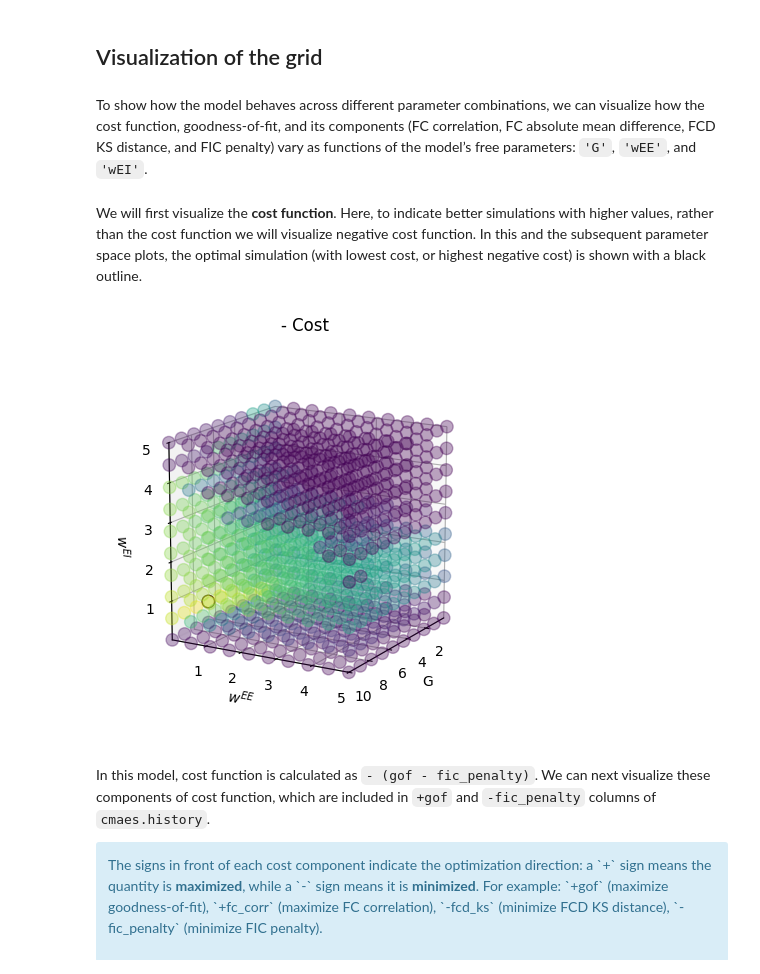
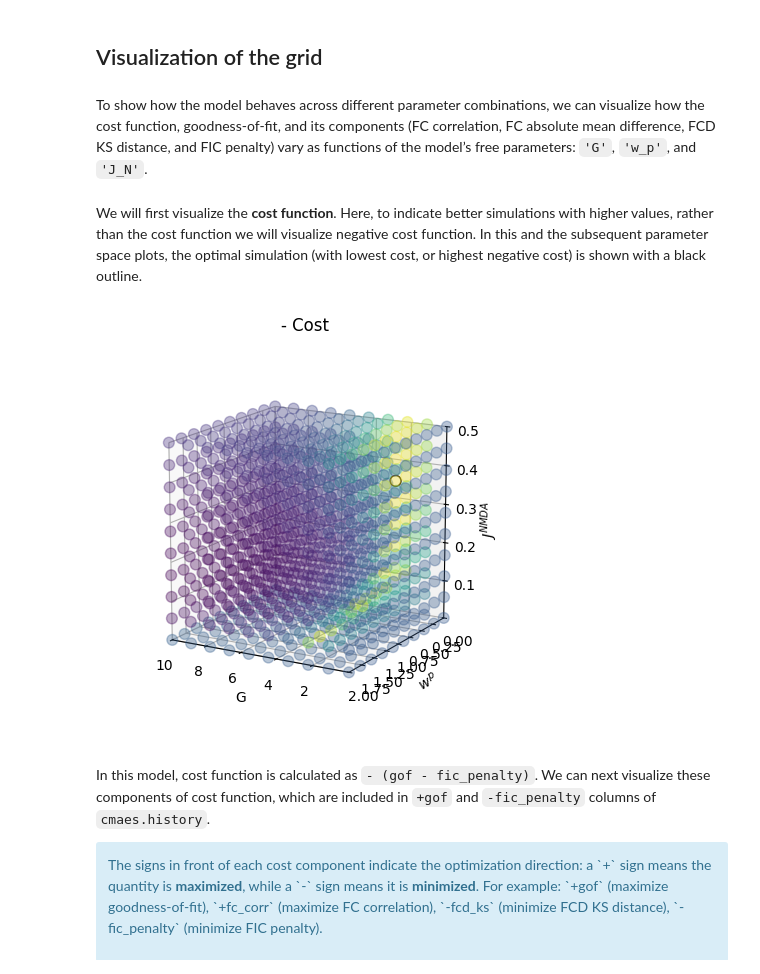
Before and after one commit to amnsbr/cubnm, a Jupyter notebook: docs/tutorials/grid_search.ipynb, the cells around one changed output. Drawn from its saved outputs; the diff is of its cells as text; code cells hidden in the pictures.

```diff
--- a/docs/tutorials/grid_search.ipynb
+++ b/docs/tutorials/grid_search.ipynb
@@ -177,16 +158,16 @@ Contents of each run directory are:
 # %% [markdown]
 ## Visualization of the grid
 # %% [markdown]
-To show how the model behaves across different parameter combinations, we can visualize how the cost function, goodness-of-fit, and its components (FC correlation, FC absolute mean difference, FCD KS distance, and FIC penalty) vary as functions of the model’s free parameters: `'G'`, `'wEE'`, and `'wEI'`.
+To show how the model behaves across different parameter combinations, we can visualize how the cost function, goodness-of-fit, and its components (FC correlation, FC absolute mean difference, FCD KS distance, and FIC penalty) vary as functions of the model’s free parameters: `'G'`, `'w_p'`, and `'J_N'`.
 # %% [markdown]
 We will first visualize the **cost function**. Here, to indicate better simulations with higher values, rather than the cost function we will visualize negative cost function. In this and the subsequent parameter space plots, the optimal simulation (with lowest cost, or highest negative cost) is shown with a black outline.
 # %%
 import matplotlib.pyplot as plt
 
-grid.plot_space('-cost', opt=True, config=dict(size=80, alpha=0.35, azim=30))
+grid.plot_space('-cost', opt=True, config=dict(size=60, alpha=0.35, azim=120))
 plt.tight_layout()
 # %% [output]
-[figure, old version]
+[figure, new version]
 # %% [markdown]
 In this model, cost function is calculated as `- (gof - fic_penalty)`. We can next visualize these components of cost function, which are included in `+gof` and `-fic_penalty` columns of `cmaes.history`.
 
```
Also changed, not shown: parts of 14 cells of this notebook, 21 other files.
